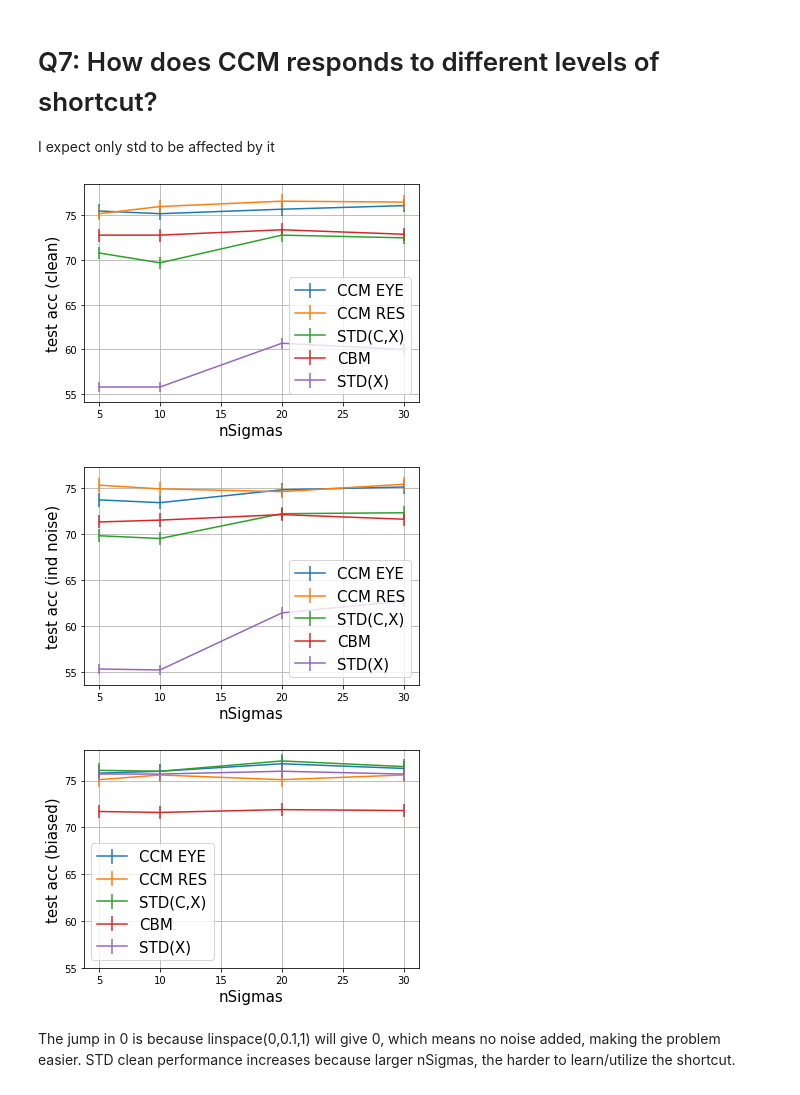
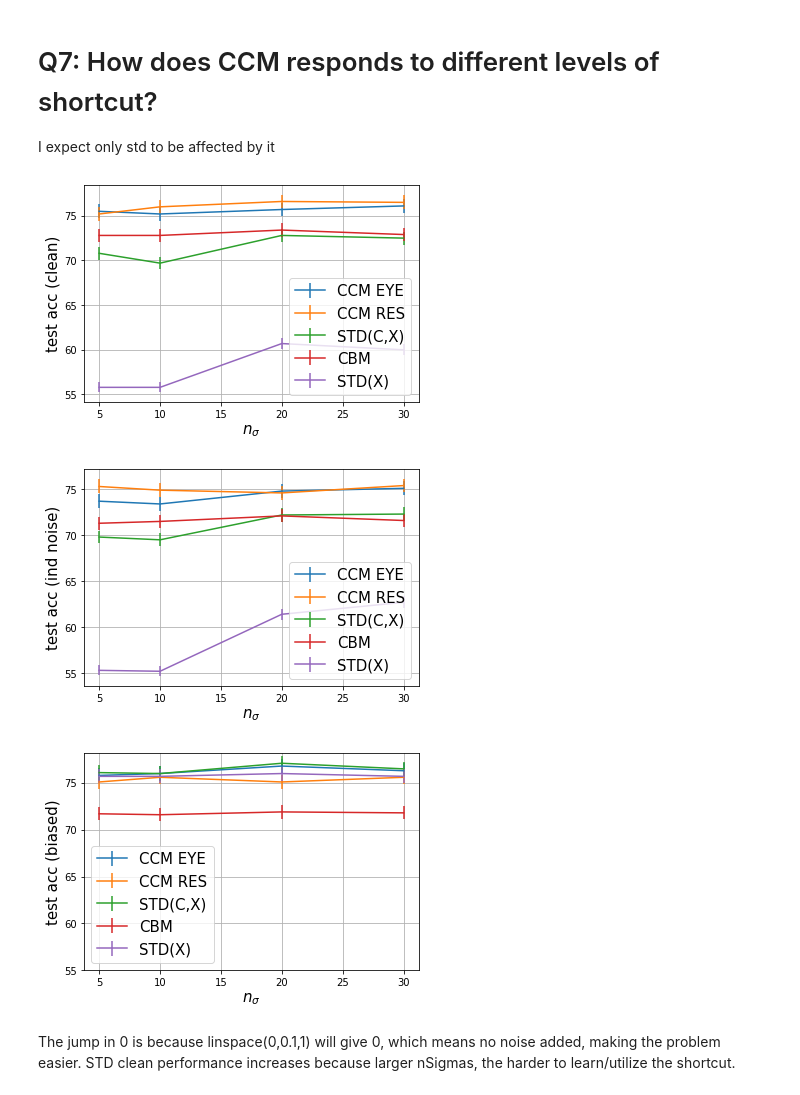
Before and after one commit to nathanwang000/ConceptCredibleModel, a Jupyter notebook: notebooks/Q7.ipynb, the cells around one changed output. Cells and saved outputs as stored; diff of their text form; code cells hidden in the pictures.

```diff
--- a/notebooks/Q7.ipynb
+++ b/notebooks/Q7.ipynb
@@ -93,7 +93,7 @@ def plot_d_noise(d, dim=0, label=None):
     yerr = list(zip(*[get_error(a/100.0) for a in y]))
     plt.errorbar(x, y, yerr=yerr, label=label)
 
-xlabel = "nSigmas" # (larger the more informative)"
+xlabel = "$n_{\sigma}$" # (larger the more informative)"
 
 plot_d_noise(perf_dict_eye, 0, "CCM EYE")
 plot_d_noise(perf_dict_ccmr, 0, "CCM RES")
@@ -105,36 +105,36 @@ plt.xlabel(xlabel, fontsize=15)
 plt.legend(fontsize=15)
 plt.grid()
 plt.savefig('figures/clean_ns_cub.png')
 plt.show()
 
 plot_d_noise(perf_dict_eye, 1, "CCM EYE")
 plot_d_noise(perf_dict_ccmr, 1, "CCM RES")
 plot_d_noise(perf_dict_stdcx, 1, "STD(C,X)")
 plot_d_noise(perf_dict_cbm, 1, "CBM")
 plot_d_noise(perf_dict_stdx, 1, "STD(X)")
 plt.ylabel('test acc (ind noise)', fontsize=15)
 plt.xlabel(xlabel, fontsize=15)
 plt.legend(fontsize=15)
 plt.grid()
 plt.savefig('figures/ind_ns_cub.png')
 plt.show()
 
 plot_d_noise(perf_dict_eye, 2, "CCM EYE")
 plot_d_noise(perf_dict_ccmr, 2, "CCM RES")
 plot_d_noise(perf_dict_stdcx, 2, "STD(C,X)")
 plot_d_noise(perf_dict_cbm, 2, "CBM")
 plot_d_noise(perf_dict_stdx, 2, "STD(X)")
 plt.ylabel('test acc (biased)', fontsize=15)
 plt.xlabel(xlabel, fontsize=15)
 plt.legend(fontsize=15)
 plt.ylim(55)
 plt.grid()
 plt.savefig('figures/bias_ns_cub.png')
 plt.show()
 # %% [output]
-[figure, old version]
+[figure, new version]
-[figure, old version]
+[figure, new version]
-[figure, old version]
+[figure, new version]
 # %% [markdown]
 The jump in 0 is because linspace(0,0.1,1) will give 0, which means no noise added, making the problem easier. STD clean performance increases because larger nSigmas, the harder to learn/utilize the shortcut.
 # %%
```
Also changed, not shown: 7 other files.
